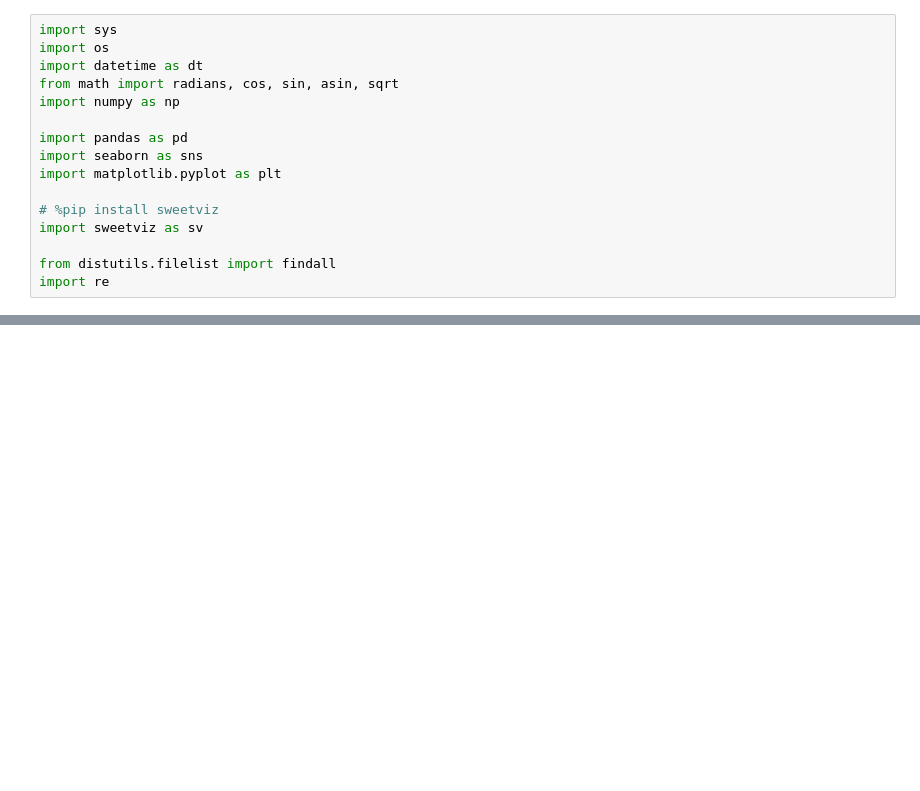
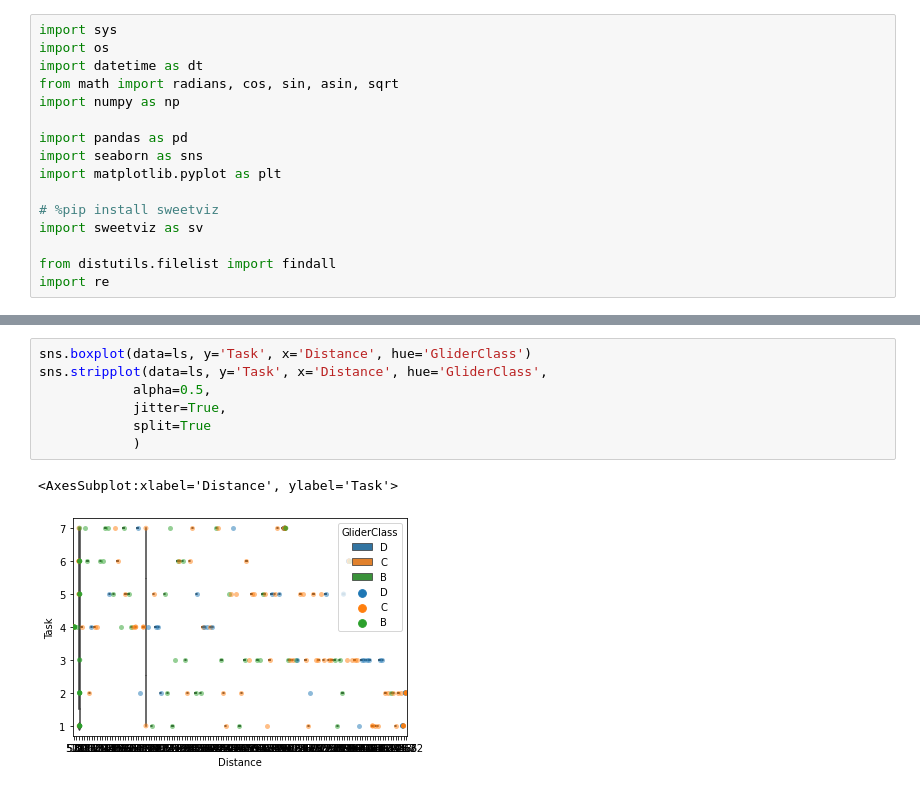
Before and after one commit to gokbuyuk/Lonestar-2022-flights-analysis, a Jupyter notebook: src/lonestar_eda.ipynb, the cells around one changed output, grey strips where cells are left out. Drawn from its saved outputs; the diff is of its cells as text; blank space fills up the shorter version.

```diff
--- a/src/lonestar_eda.ipynb
+++ b/src/lonestar_eda.ipynb
@@ -101,0 +78,10 @@ lsraw_report.show_html('Lonestar2022.html')
+# %%
+sns.boxplot(data=ls, y='Task', x='Distance', hue='GliderClass')
+sns.stripplot(data=ls, y='Task', x='Distance', hue='GliderClass',
+            alpha=0.5,
+            jitter=True,
+            split=True
+            )
+# %% [output]
+<AxesSubplot:xlabel='Distance', ylabel='Task'>
+[figure, added]
```
Also changed, not shown: parts of 8 cells of this notebook.
